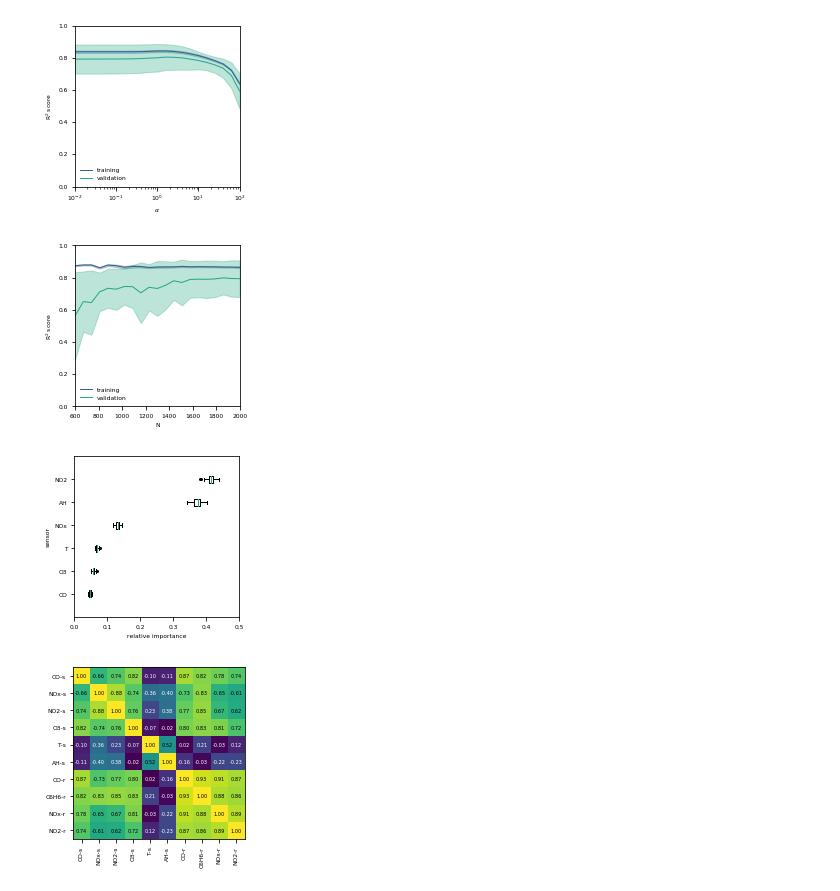
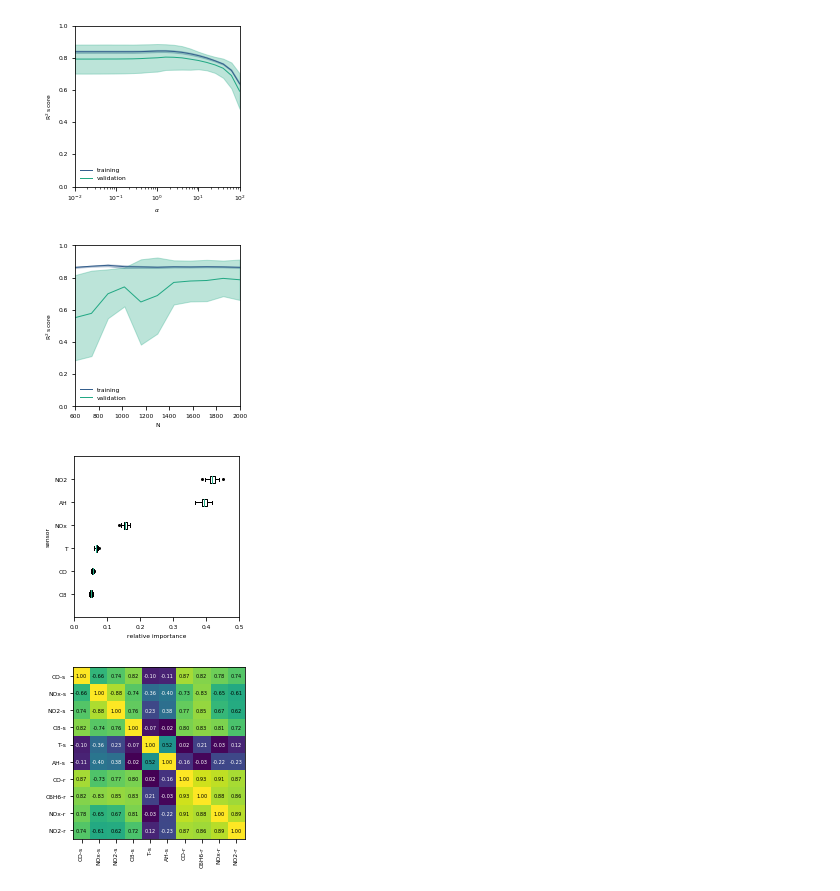
Before and after one commit to gtancev/Chemical-Sensor-Data, a Jupyter notebook: NN_sklearn/main_NN.ipynb, the cells around one changed output. Saved outputs shown, nothing was run; the diff lists cells and outputs as text; code cells hidden in the pictures.

```diff
--- a/NN_sklearn/main_NN.ipynb
+++ b/NN_sklearn/main_NN.ipynb
@@ -151,6 +145,6 @@ X = data[["PT08.S1(CO)", "PT08.S3(NOx)", "PT08.S4(NO2)", "PT08.S5(O3)", "T", "AH
 Y = data[["CO(GT)", "C6H6(GT)", "NOx(GT)", "NO2(GT)"]]
 
 # Perform slicing into training and test set.
-X_train, X_test, Y_train, Y_test = train_test_split(X, Y, test_size=0.50, random_state=0)
+X_train, X_test, Y_train, Y_test = train_test_split(X, Y, test_size=0.30, random_state=0)
 print("Training set consists of", X_train.shape[0], "samples. Test set contains", X_test.shape[0], "samples.")
 # %% [output]
@@ -250,31 +244,31 @@ plt.show()
 # %%
 # Compute training curve.
 train_sizes, train_scores, test_scores = learning_curve(model2, X, Y,
-                                                        train_sizes=np.linspace(600, 2000, 21, dtype="int"),
+                                                        train_sizes=np.linspace(600, 2000, 11, dtype="int"),
                                                         scoring="r2", cv=10, verbose=0, n_jobs=-1)
 
 # Plot training curve.
 train_scores_mean = np.mean(train_scores, axis=1)
 train_scores_std = np.std(train_scores, axis=1)
 test_scores_mean = np.mean(test_scores, axis=1)
 test_scores_std = np.std(test_scores, axis=1)
 
 fig = plt.figure(figsize=(2.95,2.95))
 fig.tight_layout()
 ax = fig.add_subplot(111)
 ax.set_xlabel(r"N")
 ax.set_ylabel("R$^2$ score")
 ax.set_ylim(0.0, 1.0)
 ax.set_xlim(train_sizes[0], train_sizes[-1])
 plt.plot(train_sizes, train_scores_mean, label="training",color=plt.cm.viridis(0.3))
 plt.fill_between(train_sizes, train_scores_mean - train_scores_std,train_scores_mean + train_scores_std, alpha=0.3,color=plt.cm.viridis(0.3))
 plt.plot(train_sizes, test_scores_mean, label="validation",color=plt.cm.viridis(0.6))
 plt.fill_between(train_sizes, test_scores_mean - test_scores_std,test_scores_mean + test_scores_std, alpha=0.3,color=plt.cm.viridis(0.6))
 plt.legend(frameon=False, loc=3)
 plt.savefig('./figures/training_curve',dpi=900,transparent=True,orientation='landscape',bbox_inches='tight')
 plt.show()
 # %% [output]
-[figure, old version]
+[figure, new version]
 # %%
 # Compute and plot permutation importance.
 importance = permutation_importance(model2, X_train, Y_train, n_repeats=100, scoring="r2", random_state=0) # Compute.
@@ -294,7 +288,7 @@ plt.ylim((0, 7))
 plt.savefig('./figures/permutation_importance',dpi=900,transparent=True,orientation='landscape',bbox_inches='tight')
 plt.show()
 # %% [output]
-[figure, old version]
+[figure, new version]
 # %%
 # Calculate and plot covariance matrix.
 rho, pval = sp.stats.spearmanr(data.values)
```
Also changed, not shown: parts of 6 cells of this notebook.
